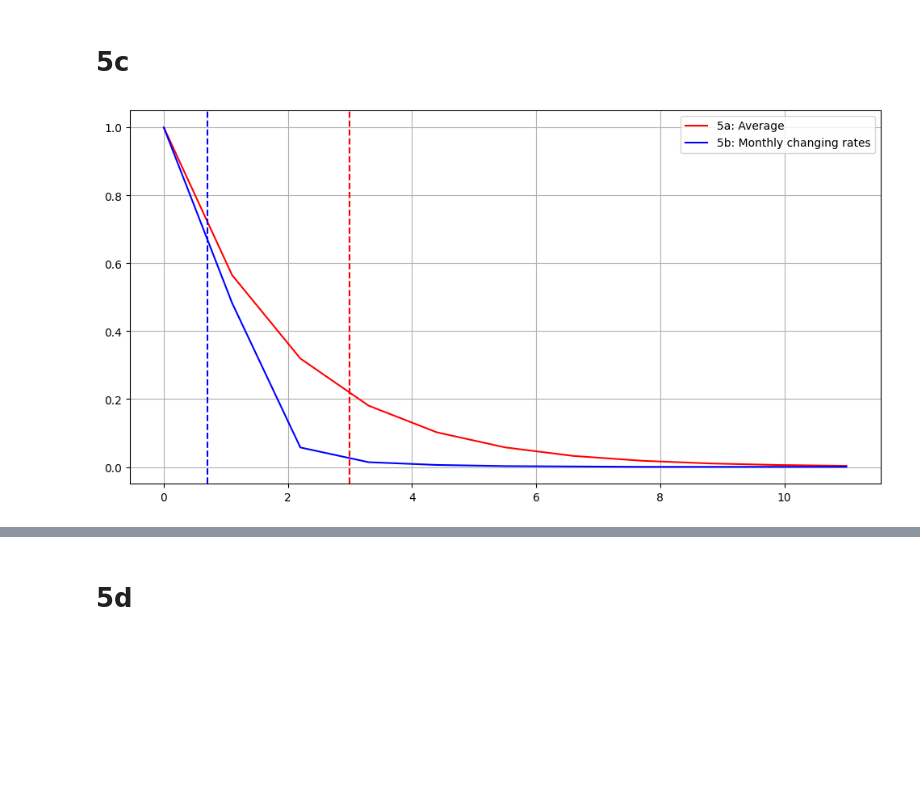
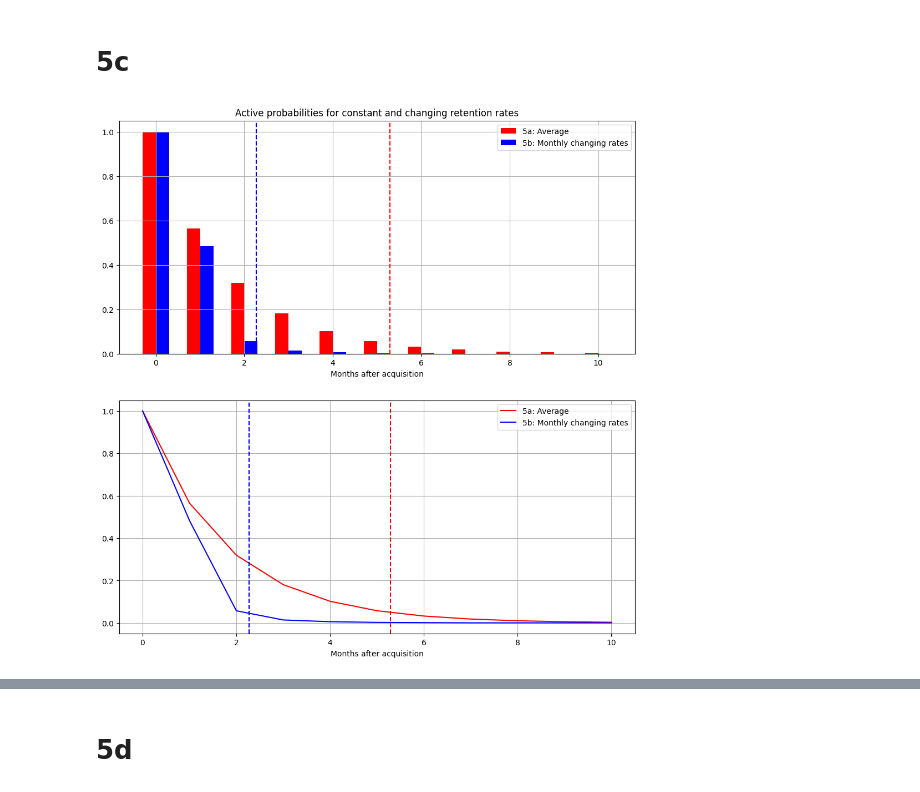
Before and after one commit to alexmakassiouk/eth-marketing23, a Jupyter notebook: task5/task5.ipynb, the cells around one changed output, grey strips where cells are left out. Drawn from its saved outputs; the diff is of its cells as text; code cells hidden in the pictures; blank space fills up the shorter version.

```diff
--- a/task5/task5.ipynb
+++ b/task5/task5.ipynb
@@ -6,10 +6,11 @@ import numpy as np
 This is done simply by doing the cumulative product of the constant retention rate
 # %%
 
-retention_rate = 0.56530017
+constant_retention_rate = 0.56530017
 
-retention_rates = [retention_rate]*12
+# retention_rates = [retention_rate]*12
+active_probs_constant_retention = [constant_retention_rate**i for i in range(12)]
 
-survival_probability_const_retention_rate = np.cumprod(retention_rates)
-print(survival_probability_const_retention_rate)
+# survival_probability_const_retention_rate = np.cumprod(retention_rates)
+print(active_probs_constant_retention)
 # %% [output]
@@ -28,7 +28,11 @@ get_all_retention_rates_months_after_acquisition = get_all_retention_rates_time_
 
 avg_monthly_retention_rate_across_cohorts = np.apply_along_axis(np.nanmean,axis = 0, arr = get_all_retention_rates_months_after_acquisition)
 
-print(avg_monthly_retention_rate_across_cohorts)
-retention_probabilities = np.cumprod(avg_monthly_retention_rate_across_cohorts[1:-1])
-print(retention_probabilities)
+active_probs_changing_retention = avg_monthly_retention_rate_across_cohorts[1:-1]
+active_probs_changing_retention = np.insert(active_probs_changing_retention,0,1)
+active_probs_changing_retention = np.cumprod(active_probs_changing_retention)
+
+# print(avg_monthly_retention_rate_across_cohorts)
+# retention_probabilities = np.cumprod(avg_monthly_retention_rate_across_cohorts[1:-1])
+print(active_probs_changing_retention)
 # %% [output]
@@ -39,25 +42,39 @@ print(retention_probabilities)
 # %% [markdown]
 # 5c
-# %%
-import matplotlib.pyplot as plt
-
-# RUN ALL CELLS ABOVE BEFORE RUNNING THIS CELL
-
-constant_rates_expected_lifetime = 2.9915769295055
-changing_rates_expected_lifetime = 0.7060732139754536
-
-
-survival_probability_const_retention_rate = np.insert(survival_probability_const_retention_rate, 0, 1)
-retention_probabilities=np.insert(retention_probabilities, 0, 1)
-t = np.linspace(0,11,11)
-plt.figure(figsize=(12,6))
-plt.plot(t, survival_probability_const_retention_rate[:11], color='r', label="5a: Average")
-plt.plot(t, retention_probabilities, color='b', label="5b: Monthly changing rates")
-plt.axvline(x=constant_rates_expected_lifetime, color='r', linestyle='--')
-plt.axvline(x=changing_rates_expected_lifetime, color='b', linestyle='--')
-plt.legend()
-plt.grid()
-plt.show()
-# %% [output]
-[figure, removed]
+# %%
+import matplotlib.pyplot as plt
+
+# RUN ALL CELLS ABOVE BEFORE RUNNING THIS CELL
+constant_rates_expected_lifetime = 5.29201491219346
+changing_rates_expected_lifetime = 2.273317852896713
+
+
+
+t = np.linspace(0,10,11)
+bar_width = 0.3
+
+fig, axs = plt.subplots(2, 1, figsize=(12,12))
+
+axs[0].bar(t-bar_width/2, active_probs_constant_retention[:11], bar_width, color='r', label="5a: Average")
+axs[0].bar(t+bar_width/2, active_probs_changing_retention[:11], bar_width, color='b', label="5b: Monthly changing rates")
+axs[0].axvline(x=constant_rates_expected_lifetime, color='r', linestyle='--')
+axs[0].axvline(x=changing_rates_expected_lifetime, color='b', linestyle='--')
+axs[0].legend()
+axs[0].grid()
+
+axs[0].set_title("Active probabilities for constant and changing retention rates")
+axs[0].set_xlabel("Months after acquisition")
+
+axs[1].plot(t, active_probs_constant_retention[:11], color='r', label="5a: Average")
+axs[1].plot(t, active_probs_changing_retention[:11], color='b', label="5b: Monthly changing rates")
+axs[1].axvline(x=constant_rates_expected_lifetime, color='r', linestyle='--')
+axs[1].axvline(x=changing_rates_expected_lifetime, color='b', linestyle='--')
+axs[1].legend()
+axs[1].grid()
+
+axs[1].set_xlabel("Months after acquisition")
+
+plt.show()
+# %% [output]
+[figure, added]
 # %% [markdown]
```
Also changed, not shown: parts of 4 cells of this notebook.
